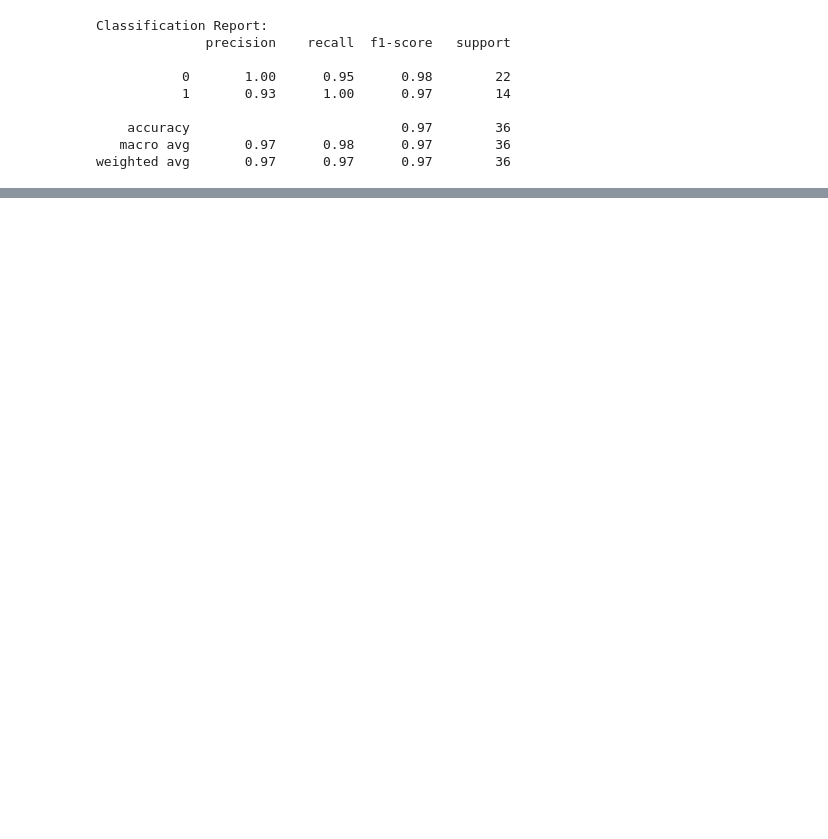
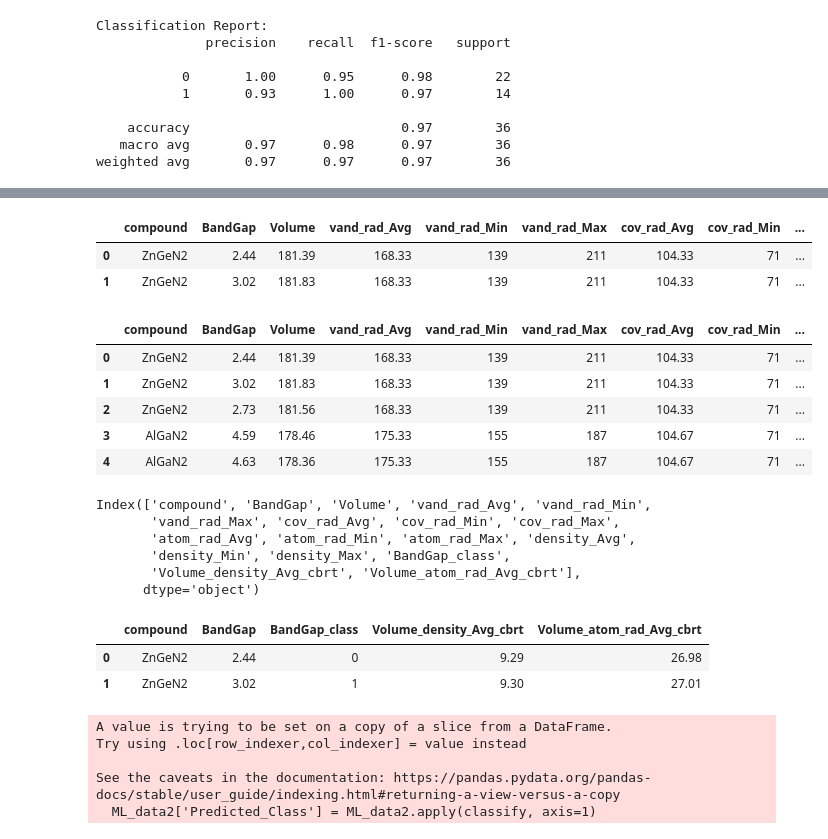
Before and after one commit to UpendraKumarIITG/ABX2_Article, a Jupyter notebook: 3_Logistic classification/LOGISTIC_Classification.ipynb, the cells around one changed output, grey strips where cells are left out. Drawn from its saved outputs; the diff is of its cells as text; code cells hidden in the pictures; blank space fills up the shorter version.

```diff
--- a/3_Logistic classification/LOGISTIC_Classification.ipynb
+++ b/3_Logistic classification/LOGISTIC_Classification.ipynb
@@ -387,0 +604,2 @@ The logistic regression model demonstrated strong classification performance. Ou
+# %%
+ML_data1 = Descriptor.copy()
@@ -387,0 +608,3 @@ The logistic regression model demonstrated strong classification performance. Ou
+# %%
+ML_data1 = ML_data1[ML_data1['BandGap'].between(0.1, 5)]
+ML_data1.head(2)
@@ -387,0 +615,3 @@ The logistic regression model demonstrated strong classification performance. Ou
+# %%
+ML_data1['BandGap_class']= ML_data1['BandGap'].apply(lambda z: 0 if z <= 3 else 1)
+ML_data1['BandGap_class'].head()
@@ -387,0 +626,71 @@ The logistic regression model demonstrated strong classification performance. Ou
+# %%
+ML_data1.head(2)
+# %% [output]
+|  | compound | BandGap | Volume | vand_rad_Avg | vand_rad_Min | vand_rad_Max | cov_rad_Avg | cov_rad_Min | ... |
+| 0 | ZnGeN2 | 2.44 | 181.39 | 168.33 | 139 | 211 | 104.33 | 71 | ... |
+| 1 | ZnGeN2 | 3.02 | 181.83 | 168.33 | 139 | 211 | 104.33 | 71 | ... |
+# %%
+ML_data1['Volume_density_Avg_cbrt']= (np.cbrt(ML_data1['Volume']*ML_data1['density_Avg'])).round(decimals = 2)
+#ML_data1['Volume_density_Avg_cbrt']= ML_data1['Volume_density_Avg'].round(decimals = 2)
+ML_data1['Volume_atom_rad_Avg_cbrt']= (np.cbrt(ML_data1['Volume']*ML_data1['atom_rad_Avg'])).round(decimals = 2)
+#ML_data1['Volume_atom_rad_Avg_cbrt'] = ML_data1['Volume_atom_rad_Avg'].round(decimals = 2)
+ML_data1.head()
+# %% [output]
+|  | compound | BandGap | Volume | vand_rad_Avg | vand_rad_Min | vand_rad_Max | cov_rad_Avg | cov_rad_Min | ... |
+| 0 | ZnGeN2 | 2.44 | 181.39 | 168.33 | 139 | 211 | 104.33 | 71 | ... |
+| 1 | ZnGeN2 | 3.02 | 181.83 | 168.33 | 139 | 211 | 104.33 | 71 | ... |
+| 2 | ZnGeN2 | 2.73 | 181.56 | 168.33 | 139 | 211 | 104.33 | 71 | ... |
+| 3 | AlGaN2 | 4.59 | 178.46 | 175.33 | 155 | 187 | 104.67 | 71 | ... |
+| 4 | AlGaN2 | 4.63 | 178.36 | 175.33 | 155 | 187 | 104.67 | 71 | ... |
+# %%
+ML_data1.keys()
+# %% [output]
+Index(['compound', 'BandGap', 'Volume', 'vand_rad_Avg', 'vand_rad_Min',
+       'vand_rad_Max', 'cov_rad_Avg', 'cov_rad_Min', 'cov_rad_Max',
+       'atom_rad_Avg', 'atom_rad_Min', 'atom_rad_Max', 'density_Avg',
+       'density_Min', 'density_Max', 'BandGap_class',
+       'Volume_density_Avg_cbrt', 'Volume_atom_rad_Avg_cbrt'],
+      dtype='object')
+# %%
+ML_data2 = ML_data1[['compound', 'BandGap','BandGap_class', 'Volume_density_Avg_cbrt', 'Volume_atom_rad_Avg_cbrt']]
+ML_data2.head(2)
+# %% [output]
+|  | compound | BandGap | BandGap_class | Volume_density_Avg_cbrt | Volume_atom_rad_Avg_cbrt |
+| 0 | ZnGeN2 | 2.44 | 0 | 9.29 | 26.98 |
+| 1 | ZnGeN2 | 3.02 | 1 | 9.30 | 27.01 |
+# %%
+import numpy as np
+
+# Define the logistic regression parameters
+intercept = 59.7791
+# Replace X1 and X2 with the corresponding coefficients for:
+# c1 = 'Volume_density_Avg' and c2 = 'Volume_atom_rad_Avg'
+lasso_coefficients = {
+    'Volume_density_Avg_cbrt': -1.3922,
+    'Volume_atom_rad_Avg_cbrt': -1.6524
+}
+
+# Compute logit(P) for each row in ML_data2
+def classify(row):
+    # Start with the intercept
+    logit_P = intercept
+
+    # Add the weighted contribution from each feature
+    logit_P += lasso_coefficients['Volume_density_Avg_cbrt'] * row['Volume_density_Avg_cbrt']
+    logit_P += lasso_coefficients['Volume_atom_rad_Avg_cbrt'] * row['Volume_atom_rad_Avg_cbrt']
+
+    # Convert logit to probability using the sigmoid function
+    probability = 1 / (1 + np.exp(-logit_P))
+
+    # Assign class based on probability threshold of 0.5
+    return 1 if probability > 0.5 else 0
+
+# Example usage:
+# Assume X1 is your DataFrame containing 'Volume_density_Avg' and 'Volume_atom_rad_Avg'
+ML_data2['Predicted_Class'] = ML_data2.apply(classify, axis=1)
+# %% [output]
+A value is trying to be set on a copy of a slice from a DataFrame.
+Try using .loc[row_indexer,col_indexer] = value instead
+
+See the caveats in the documentation: https://pandas.pydata.org/pandas-docs/stable/user_guide/indexing.html#returning-a-view-versus-a-copy
+  ML_data2['Predicted_Class'] = ML_data2.apply(classify, axis=1)
```
Also changed, not shown: parts of 45 cells of this notebook.
